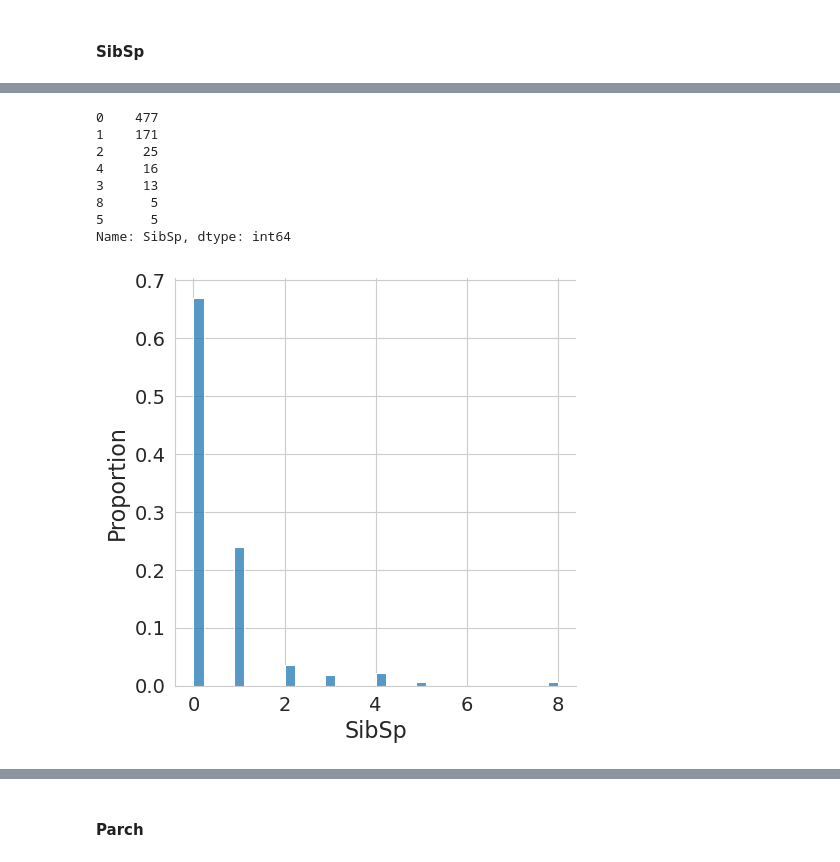
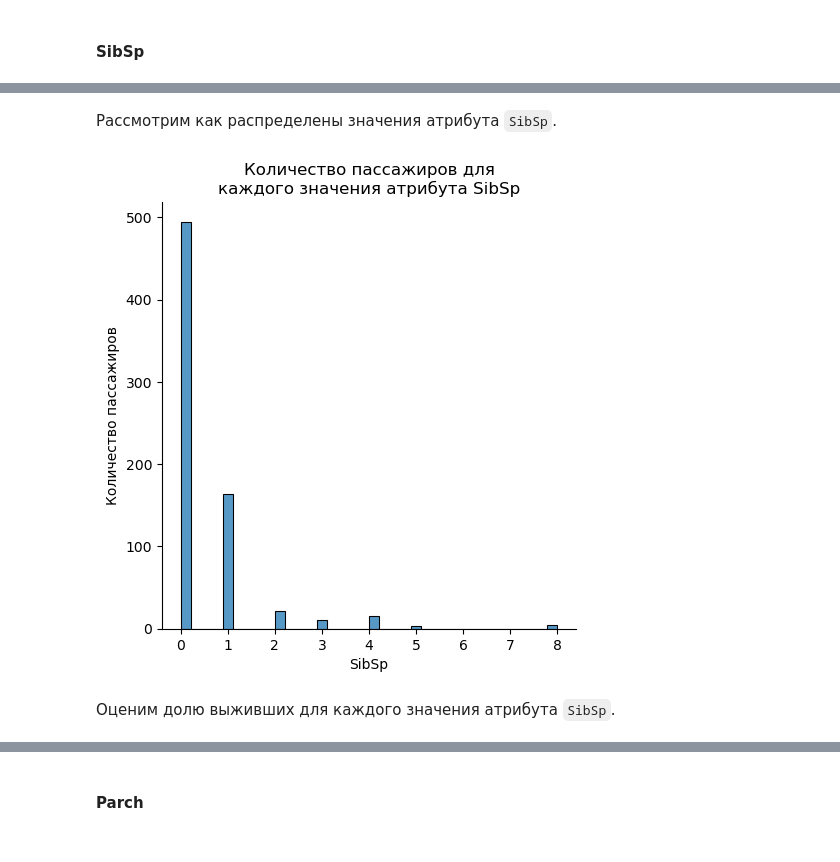
Before and after one commit to AlekseiBogachev/Titanic-Machine-Learning-from-Disaster, a Jupyter notebook: sources/Titanic-Machine-Learning-from-Disaster.ipynb, the cells around one changed output, grey strips where cells are left out. Saved outputs shown, nothing was run; the diff lists cells and outputs as text; code cells hidden in the pictures.

```diff
--- a/sources/Titanic-Machine-Learning-from-Disaster.ipynb
+++ b/sources/Titanic-Machine-Learning-from-Disaster.ipynb
@@ -765,2 +765,2 @@ round(percentileofscore(exploratory_set.Age.dropna(), 70) / 100, 2)
 # %%
-exploratory_set['AgeGroup'] = pd.qcut(exploratory_set.Age, q=5, labels=list(range(5)))
+exploratory_set['AgeGroup'] = pd.qcut(exploratory_set.Age, q=7, labels=list(range(7)))
@@ -815,19 +806,15 @@ Name: SibSp, dtype: float64
-# %%
-exploratory_set.SibSp.value_counts(dropna=False)
-# %% [output]
-0    477
-1    171
-2     25
-4     16
-3     13
-8      5
-5      5
-Name: SibSp, dtype: int64
+# %% [markdown]
+Рассмотрим как распределены значения атрибута `SibSp`.
 # %%
-sns.displot(exploratory_set.SibSp, stat='proportion', kde=False)
-# plt.savefig('../docs/images/sibsp_distribution.pdf', bbox_inches='tight')
+sns.displot(data=exploratory_set, x='SibSp', kind='hist')
+
+plt.title('Количество пассажиров для\nкаждого значения атрибута SibSp')
+plt.ylabel('Количество пассажиров')
+
 plt.show()
 # %% [output]
-[figure, old version]
+[figure, new version]
+# %% [markdown]
+Оценим долю выживших для каждого значения атрибута `SibSp`.
 # %%
 sns.catplot(data=exploratory_set, x='SibSp', y='Survived', kind='bar', errorbar=None)
```
Also changed, not shown: parts of 70 cells of this notebook.
